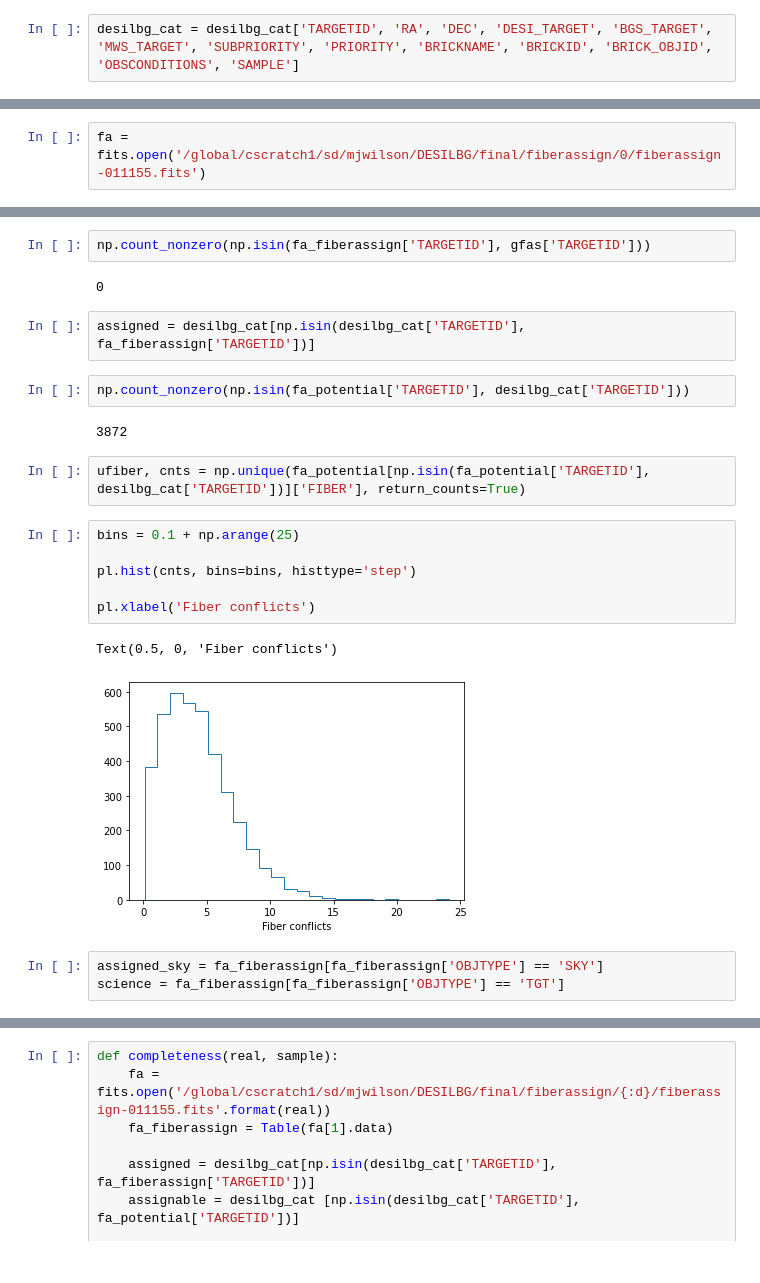
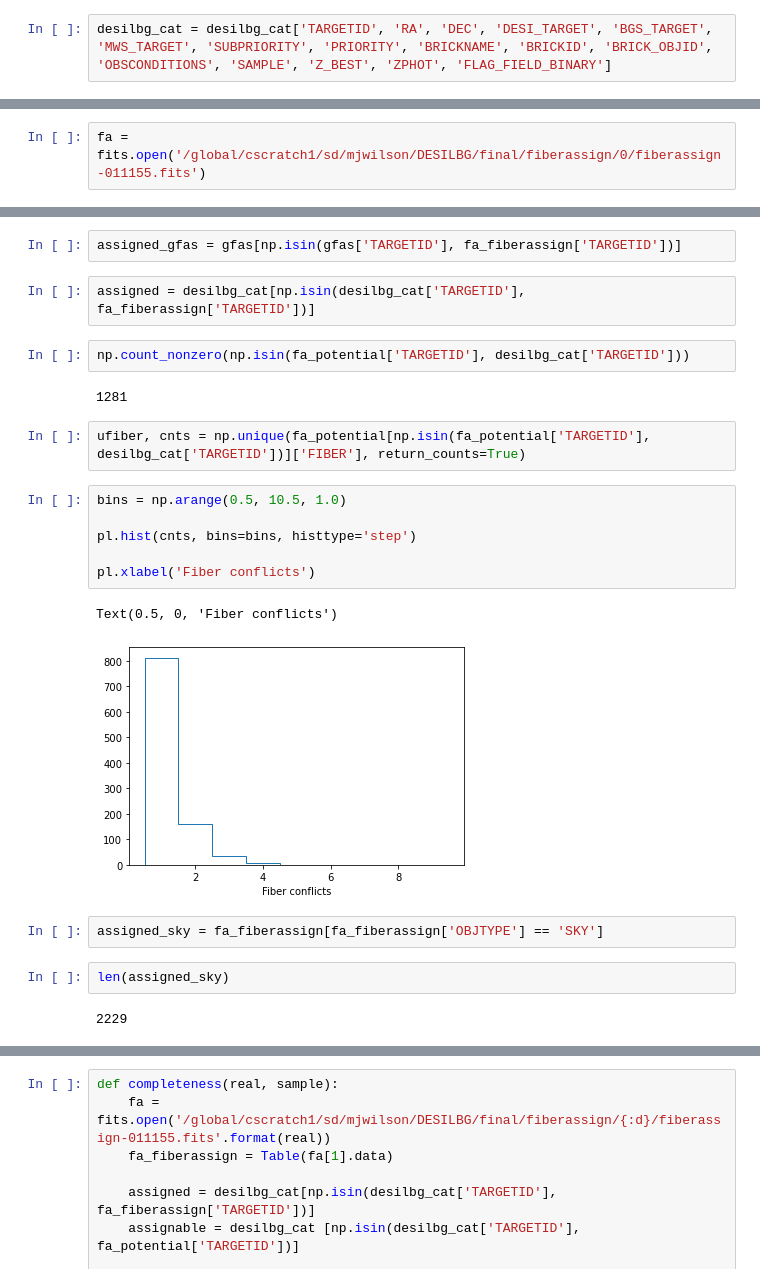
Before and after one commit to michaelJwilson/DESILBG, a Jupyter notebook: target/proposals/docs/desilbg-clauds-assign.ipynb, the cells around one changed output, grey strips where cells are left out. Cells and saved outputs as stored; diff of their text form.

```diff
--- a/target/proposals/docs/desilbg-clauds-assign.ipynb
+++ b/target/proposals/docs/desilbg-clauds-assign.ipynb
@@ -91,5 +98,5 @@ for sample in ['CLAUDS-BX', 'CLAUDS-U', 'CLAUDS-G']:
 # %%
-desilbg_cat = desilbg_cat['TARGETID', 'RA', 'DEC', 'DESI_TARGET', 'BGS_TARGET', 'MWS_TARGET', 'SUBPRIORITY', 'PRIORITY', 'BRICKNAME', 'BRICKID', 'BRICK_OBJID', 'OBSCONDITIONS', 'SAMPLE']
+desilbg_cat = desilbg_cat['TARGETID', 'RA', 'DEC', 'DESI_TARGET', 'BGS_TARGET', 'MWS_TARGET', 'SUBPRIORITY', 'PRIORITY', 'BRICKNAME', 'BRICKID', 'BRICK_OBJID', 'OBSCONDITIONS', 'SAMPLE', 'Z_BEST', 'ZPHOT', 'FLAG_FIELD_BINARY']
 # %%
 desilbg_cat['PRIORITY_INIT'] = desilbg_cat['PRIORITY']
 desilbg_cat['NUMOBS_INIT'] = np.ones(len(desilbg_cat), dtype='i8')
@@ -316,24 +356,25 @@ np.count_nonzero(np.isin(fa_fiberassign['TARGETID'], skies['TARGETID']))
 # %%
-np.count_nonzero(np.isin(fa_fiberassign['TARGETID'], gfas['TARGETID']))
+assigned_gfas = gfas[np.isin(gfas['TARGETID'], fa_fiberassign['TARGETID'])]
-# %% [output]
-0
 # %%
 assigned = desilbg_cat[np.isin(desilbg_cat['TARGETID'], fa_fiberassign['TARGETID'])]
 # %%
 np.count_nonzero(np.isin(fa_potential['TARGETID'], desilbg_cat['TARGETID']))
 # %% [output]
-3872
+1281
 # %%
 ufiber, cnts = np.unique(fa_potential[np.isin(fa_potential['TARGETID'], desilbg_cat['TARGETID'])]['FIBER'], return_counts=True)
 # %%
-bins = 0.1 + np.arange(25)
+bins = np.arange(0.5, 10.5, 1.0)
 
 pl.hist(cnts, bins=bins, histtype='step')
 
 pl.xlabel('Fiber conflicts')
 # %% [output]
 Text(0.5, 0, 'Fiber conflicts')
-[figure, old version]
+[figure, new version]
 # %%
 assigned_sky = fa_fiberassign[fa_fiberassign['OBJTYPE'] == 'SKY']
-science = fa_fiberassign[fa_fiberassign['OBJTYPE'] == 'TGT']
+# %%
+len(assigned_sky)
+# %% [output]
+2229
```
Also changed, not shown: parts of 41 cells of this notebook, 17 other files.
